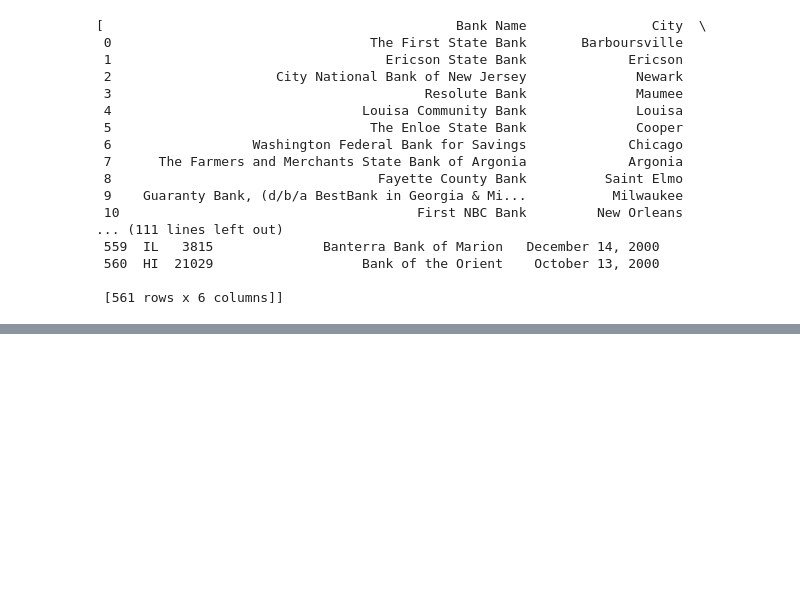
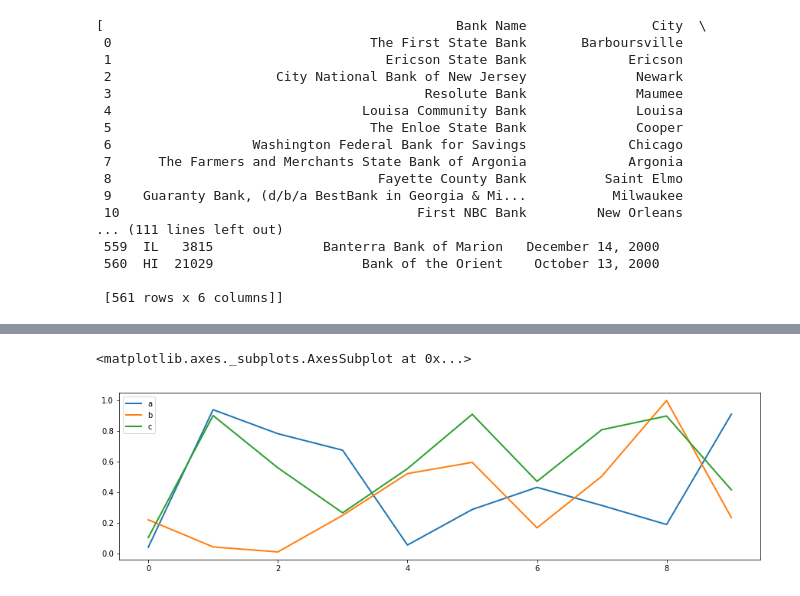
Before and after one commit to jakaesembodo/Python-Time-Series, a Jupyter notebook: time-series.ipynb, the cells around one changed output, grey strips where cells are left out. Saved outputs shown, nothing was run; the diff lists cells and outputs as text; code cells hidden in the pictures; blank space fills up the shorter version.

```diff
--- a/time-series.ipynb
+++ b/time-series.ipynb
@@ -690,0 +735,8 @@ df_6
+# %%
+#make a line chart
+#figuresize = size of char
+#lw = width of line
+df_viz_2.plot.line(y=['a','b','c'], figsize=(15,4), lw = 2, legend=True)
+# %% [output]
+<matplotlib.axes._subplots.AxesSubplot at 0x...>
+[figure, added]
```
Also changed, not shown: parts of 22 cells of this notebook.
